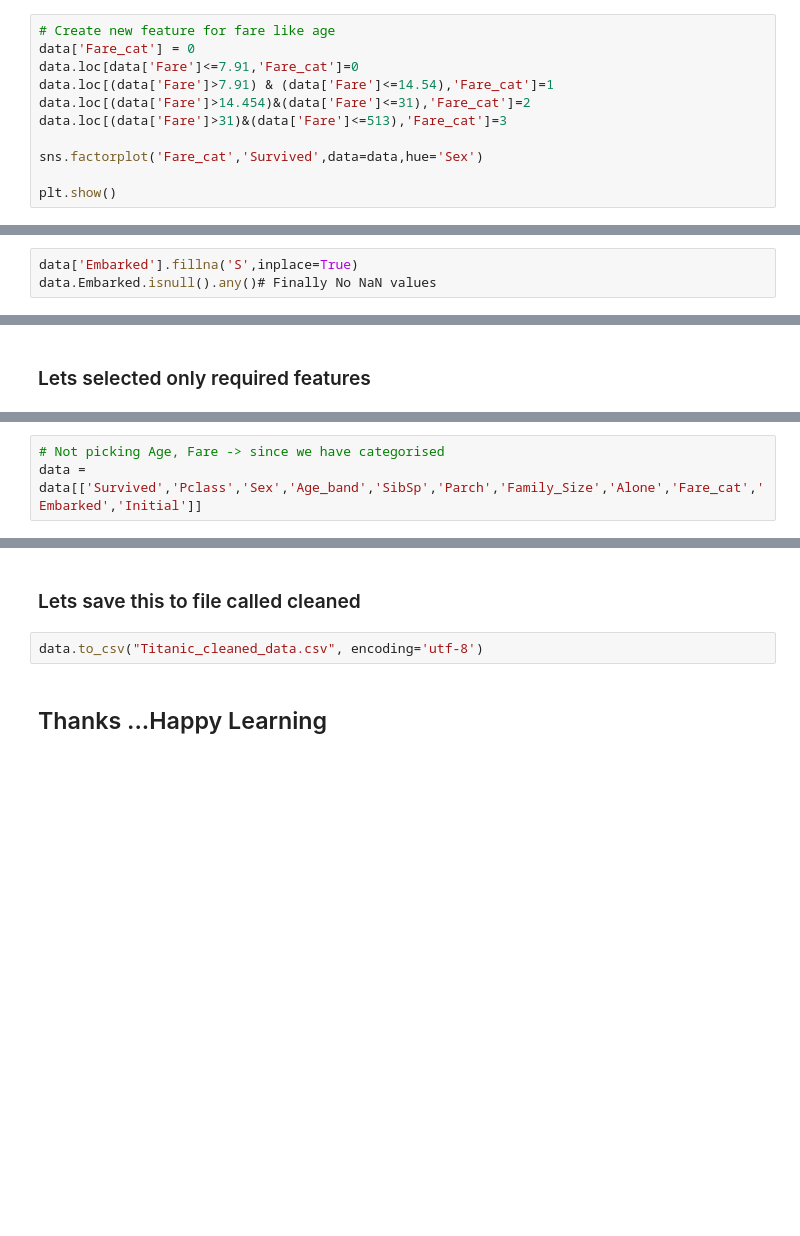
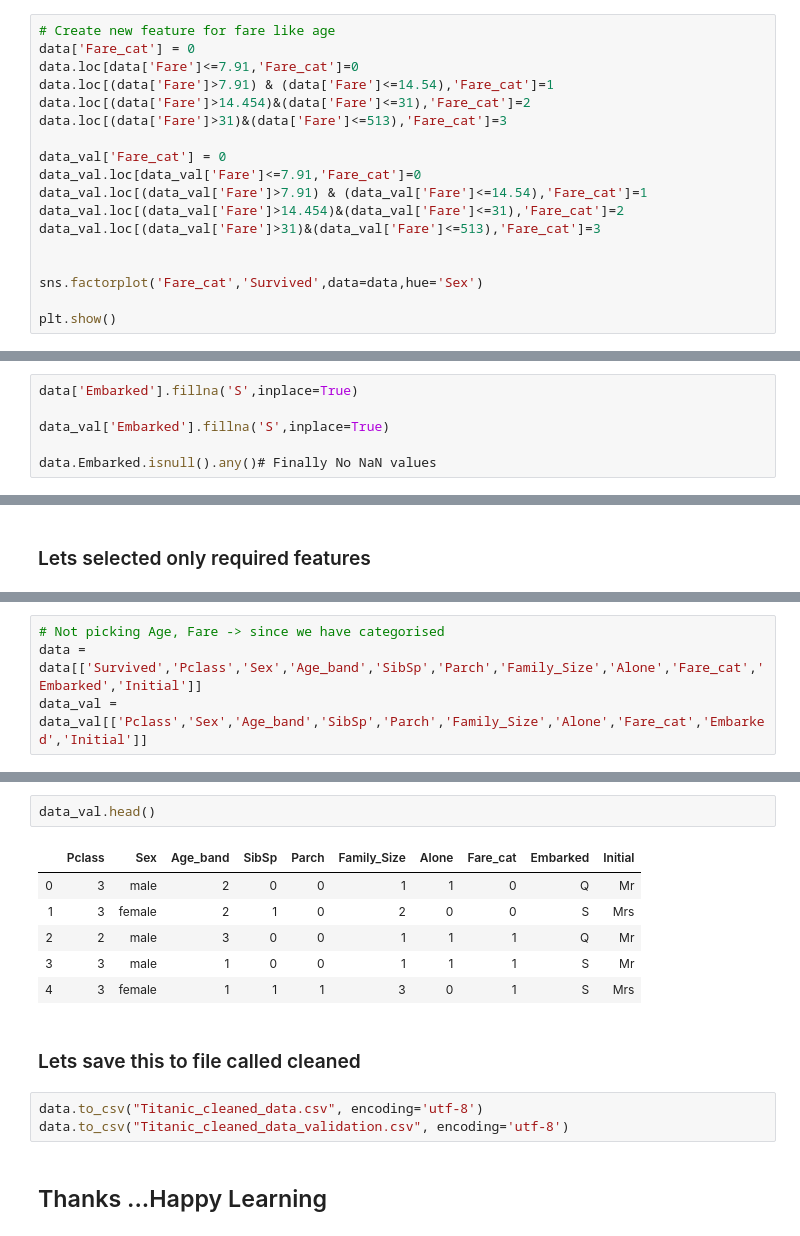
Before and after one commit to AshayKing/machine-learning-project-series, a Jupyter notebook: Classification with Titanic/EDA.ipynb, the cells around one changed output, grey strips where cells are left out. Drawn from its saved outputs; the diff is of its cells as text; blank space fills up the shorter version.

```diff
--- a/Classification with Titanic/EDA.ipynb
+++ b/Classification with Titanic/EDA.ipynb
@@ -361,6 +422,13 @@ data.loc[(data['Fare']>7.91) & (data['Fare']<=14.54),'Fare_cat']=1
 data.loc[(data['Fare']>14.454)&(data['Fare']<=31),'Fare_cat']=2
 data.loc[(data['Fare']>31)&(data['Fare']<=513),'Fare_cat']=3
 
+data_val['Fare_cat'] = 0
+data_val.loc[data_val['Fare']<=7.91,'Fare_cat']=0
+data_val.loc[(data_val['Fare']>7.91) & (data_val['Fare']<=14.54),'Fare_cat']=1
+data_val.loc[(data_val['Fare']>14.454)&(data_val['Fare']<=31),'Fare_cat']=2
+data_val.loc[(data_val['Fare']>31)&(data_val['Fare']<=513),'Fare_cat']=3
+
+
 sns.factorplot('Fare_cat','Survived',data=data,hue='Sex')
 
 plt.show()
@@ -370,6 +438,9 @@ plt.show()
 ### Embarked
 # %%
 data['Embarked'].fillna('S',inplace=True)
+
+data_val['Embarked'].fillna('S',inplace=True)
+
 data.Embarked.isnull().any()# Finally No NaN values
 # %% [output]
 False
@@ -392,6 +463,7 @@ data.head()
 # %%
 # Not picking Age, Fare -> since we have categorised
 data = data[['Survived','Pclass','Sex','Age_band','SibSp','Parch','Family_Size','Alone','Fare_cat','Embarked','Initial']]
+data_val = data_val[['Pclass','Sex','Age_band','SibSp','Parch','Family_Size','Alone','Fare_cat','Embarked','Initial']]
 # %%
 data.head()
 # %% [output]
@@ -404,6 +476,16 @@ data.head()
+# %%
+data_val.head()
+# %% [output]
+|  | Pclass | Sex | Age_band | SibSp | Parch | Family_Size | Alone | Fare_cat | Embarked | Initial |
+| 0 | 3 | male | 2 | 0 | 0 | 1 | 1 | 0 | Q | Mr |
+| 1 | 3 | female | 2 | 1 | 0 | 2 | 0 | 0 | S | Mrs |
+| 2 | 2 | male | 3 | 0 | 0 | 1 | 1 | 1 | Q | Mr |
+| 3 | 3 | male | 1 | 0 | 0 | 1 | 1 | 1 | S | Mr |
+| 4 | 3 | female | 1 | 1 | 1 | 3 | 0 | 1 | S | Mrs |
 # %% [markdown]
 ### Lets save this to file called cleaned
 # %%
 data.to_csv("Titanic_cleaned_data.csv", encoding='utf-8')
+data.to_csv("Titanic_cleaned_data_validation.csv", encoding='utf-8')
 # %% [markdown]
 ## Thanks ...Happy Learning
```
Also changed, not shown: parts of 13 cells of this notebook.
